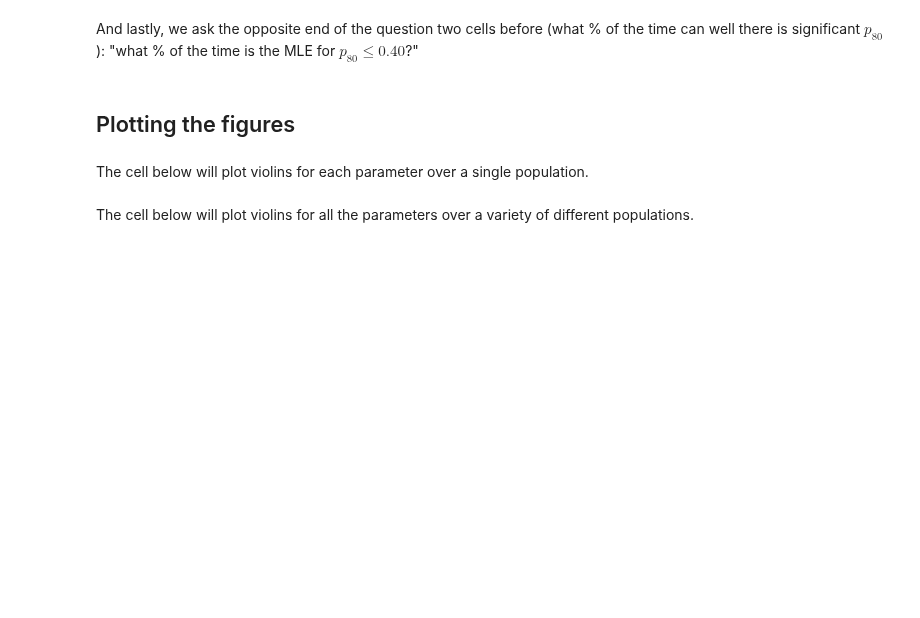
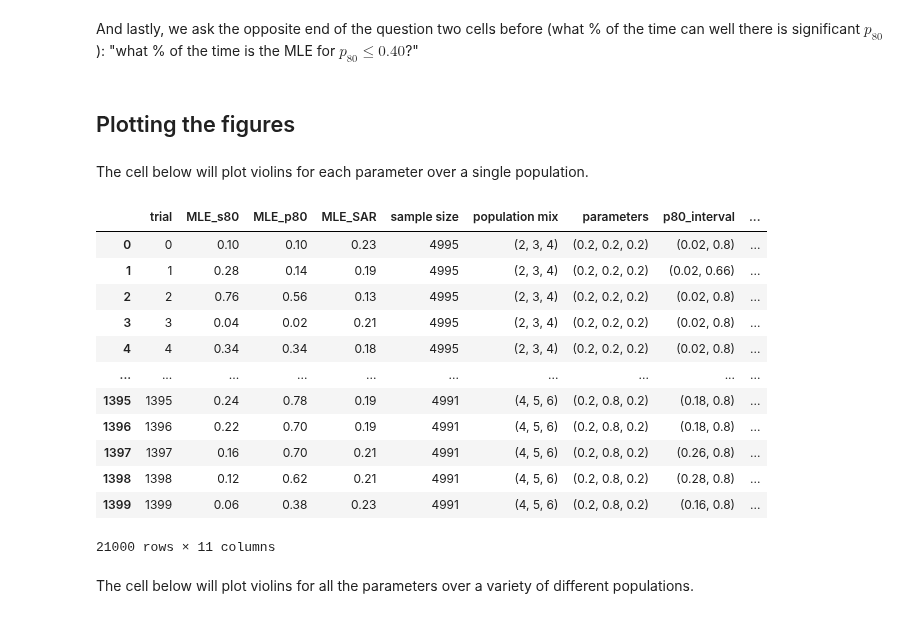
Before and after one commit to tanderson11/householdheterogeneity, a Jupyter notebook: notebooks/ViolinsAndPowerCalc.ipynb, the cells around one changed output. Cells and saved outputs as stored; diff of their text form; code cells hidden in the pictures; blank space fills up the shorter version.

```diff
--- a/notebooks/ViolinsAndPowerCalc.ipynb
+++ b/notebooks/ViolinsAndPowerCalc.ipynb
@@ -225,9 +281,15 @@ def population_mix_to_population(mix, sample_size):
 # %% [markdown]
 Edit this cell to reconfigure the violin plots!
 # %%
-sample_sizes = [1000, 5000, 10000]
+#sample_sizes = [1000, 5000, 10000]
+sample_sizes = [5000]
 parameter_sets = [(0.2, 0.2, 0.20), (0.8, 0.2, 0.20), (0.2, 0.8, 0.20)]
 population_mixes = ['America_census_incl_2']
+
+#population_mixes = [(4,5,6,7,8), 'America_UN', 'Mexico', 'Philippines', 'Guatemala']
+#population_mixes = [(8,), (4,), 'Guatemala']#, 'America_census', 'Guatemala']
+population_mixes = [(2,3,4,), 'America_census_incl_2', (3,4,5,), 'Guatemala_incl_2', (4,5,6,)]
+#population_mixes = [(2,3,4,), (3,4,5,), (4,5,6,)]
 # %% [markdown]
 ## Running the fits
 
@@ -440,6 +656,22 @@ for k,g in fit_df.groupby(grouping):
     fig.tight_layout()
     if save_figs:
         plt.savefig(os.path.join('../figures', f'{k}' + '.jpg'))
+# %%
+fit_df
+# %% [output]
+|  | trial | MLE_s80 | MLE_p80 | MLE_SAR | sample size | population mix | parameters | p80_interval | ... |
+| 0 | 0 | 0.10 | 0.10 | 0.23 | 4995 | (2, 3, 4) | (0.2, 0.2, 0.2) | (0.02, 0.8) | ... |
+| 1 | 1 | 0.28 | 0.14 | 0.19 | 4995 | (2, 3, 4) | (0.2, 0.2, 0.2) | (0.02, 0.66) | ... |
+| 2 | 2 | 0.76 | 0.56 | 0.13 | 4995 | (2, 3, 4) | (0.2, 0.2, 0.2) | (0.02, 0.8) | ... |
+| 3 | 3 | 0.04 | 0.02 | 0.21 | 4995 | (2, 3, 4) | (0.2, 0.2, 0.2) | (0.02, 0.8) | ... |
+| 4 | 4 | 0.34 | 0.34 | 0.18 | 4995 | (2, 3, 4) | (0.2, 0.2, 0.2) | (0.02, 0.8) | ... |
+| ... | ... | ... | ... | ... | ... | ... | ... | ... | ... |
+| 1395 | 1395 | 0.24 | 0.78 | 0.19 | 4991 | (4, 5, 6) | (0.2, 0.8, 0.2) | (0.18, 0.8) | ... |
+| 1396 | 1396 | 0.22 | 0.70 | 0.19 | 4991 | (4, 5, 6) | (0.2, 0.8, 0.2) | (0.18, 0.8) | ... |
+| 1397 | 1397 | 0.16 | 0.70 | 0.21 | 4991 | (4, 5, 6) | (0.2, 0.8, 0.2) | (0.26, 0.8) | ... |
+| 1398 | 1398 | 0.12 | 0.62 | 0.21 | 4991 | (4, 5, 6) | (0.2, 0.8, 0.2) | (0.28, 0.8) | ... |
+| 1399 | 1399 | 0.06 | 0.38 | 0.23 | 4991 | (4, 5, 6) | (0.2, 0.8, 0.2) | (0.16, 0.8) | ... |
+21000 rows × 11 columns
 # %% [markdown]
 The cell below will plot violins for all the parameters over a variety of different populations.
 # %%
```
Also changed, not shown: parts of 14 cells of this notebook, 1 other file.
